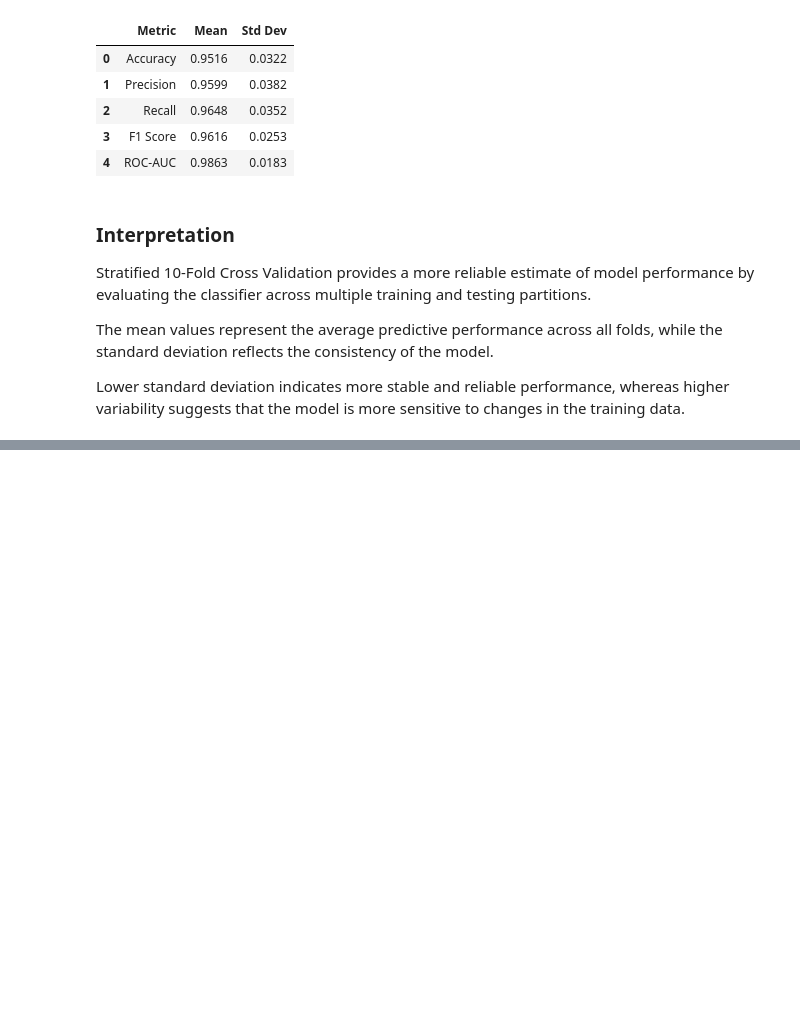
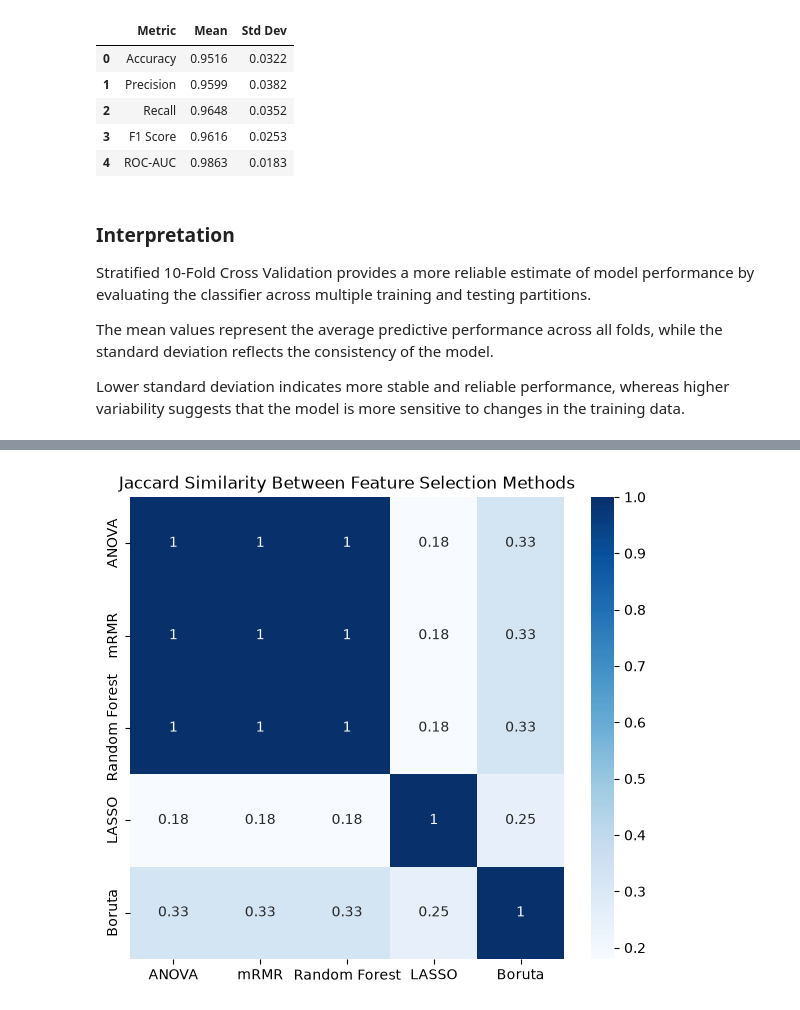
Before and after one commit to Angelinamoses/clinical-fs-benchmark, a Jupyter notebook: notebooks/01_breast_cancer_pipeline.ipynb, the cells around one changed output, grey strips where cells are left out. Drawn from its saved outputs; the diff is of its cells as text; code cells hidden in the pictures; blank space fills up the shorter version.

```diff
--- a/notebooks/01_breast_cancer_pipeline.ipynb
+++ b/notebooks/01_breast_cancer_pipeline.ipynb
@@ -2152,0 +2428,28 @@ Lower standard deviation indicates more stable and reliable performance, whereas
+# %%
+# Calculating Jaccard Similarity Matrix
+
+methods = list(selected_features.keys())
+
+jaccard_matrix = pd.DataFrame(
+    index=methods,
+    columns=methods
+)
+
+for m1 in methods:
+    for m2 in methods:
+
+        intersection = len(
+            selected_features[m1] &
+            selected_features[m2]
+        )
+
+        union = len(
+            selected_features[m1] |
+            selected_features[m2]
+        )
+
+        similarity = intersection / union
+
+        jaccard_matrix.loc[m1, m2] = round(similarity, 2)
+
+jaccard_matrix
@@ -2152,0 +2463,16 @@ Lower standard deviation indicates more stable and reliable performance, whereas
+# %%
+# Visualization
+
+plt.figure(figsize=(7,6))
+
+sns.heatmap(
+    jaccard_matrix.astype(float),
+    annot=True,
+    cmap="Blues"
+)
+
+plt.title("Jaccard Similarity Between Feature Selection Methods")
+
+plt.show()
+# %% [output]
+[figure, added]
```
Also changed, not shown: parts of 32 cells of this notebook, 2 other files.
